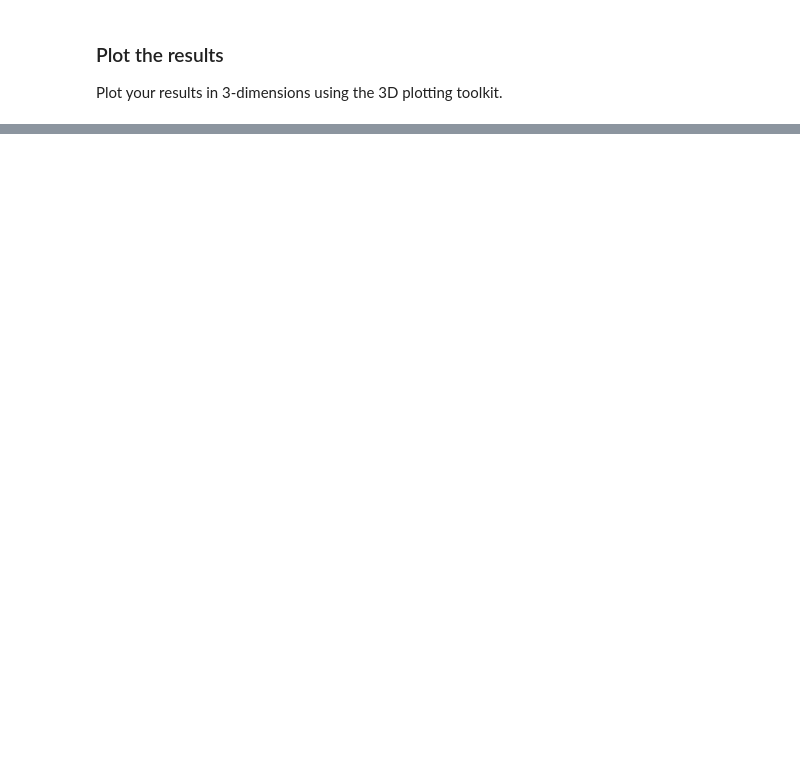
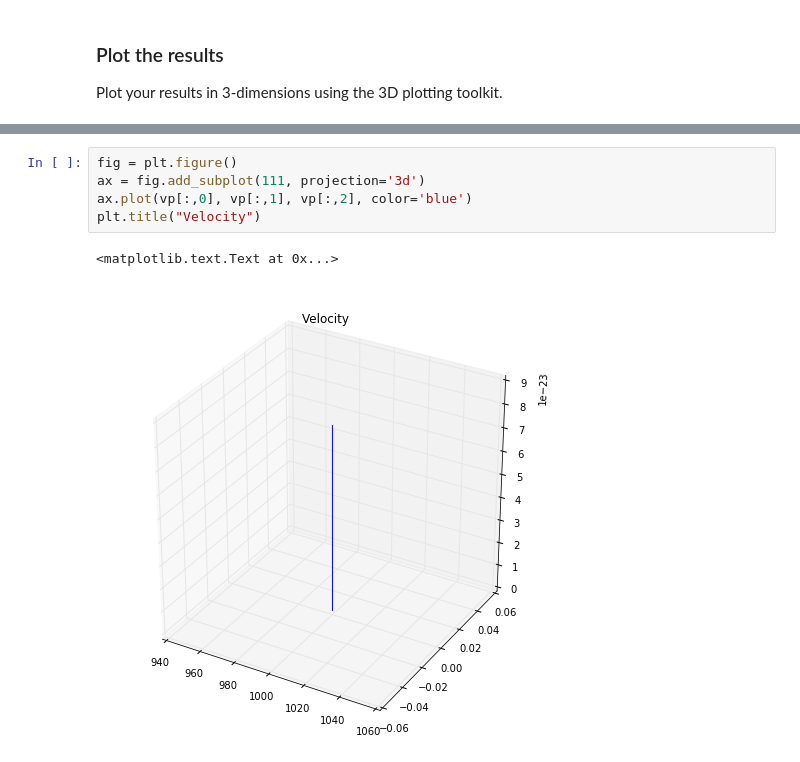
Before and after one commit to voetberg/481_hw_2018, a Jupyter notebook: HW11-MotionOfChargeInMagneticField.ipynb, the cells around one changed output, grey strips where cells are left out. Saved outputs shown, nothing was run; the diff lists cells and outputs as text; blank space fills up the shorter version.

```diff
--- a/HW11-MotionOfChargeInMagneticField.ipynb
+++ b/HW11-MotionOfChargeInMagneticField.ipynb
@@ -71,0 +99,8 @@ Plot your results in 3-dimensions using the 3D plotting toolkit.
+# %%
+fig = plt.figure()
+ax = fig.add_subplot(111, projection='3d')
+ax.plot(vp[:,0], vp[:,1], vp[:,2], color='blue')
+plt.title("Velocity")
+# %% [output]
+<matplotlib.text.Text at 0x...>
+[figure, added]
```
Also changed, not shown: parts of 15 cells of this notebook.
